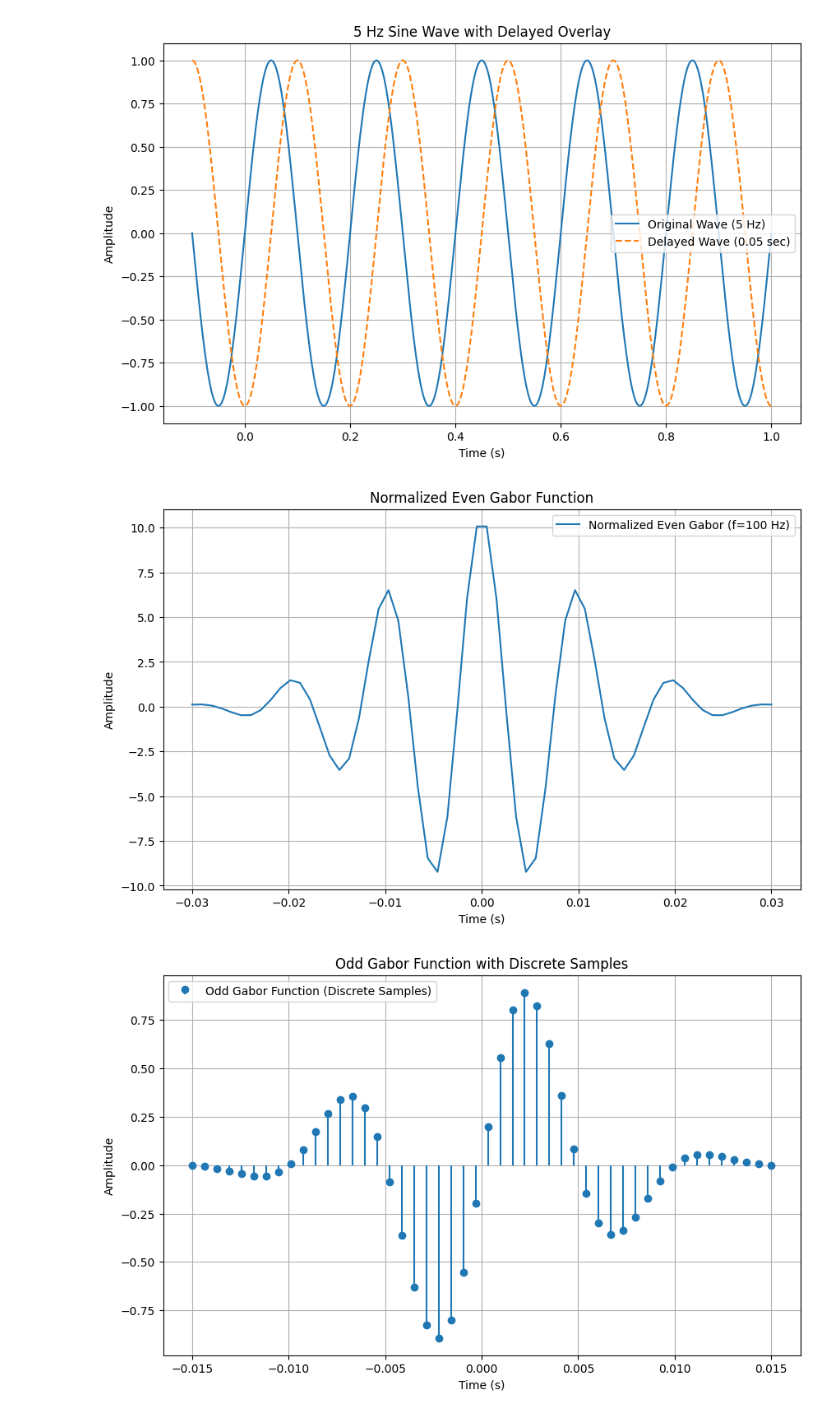
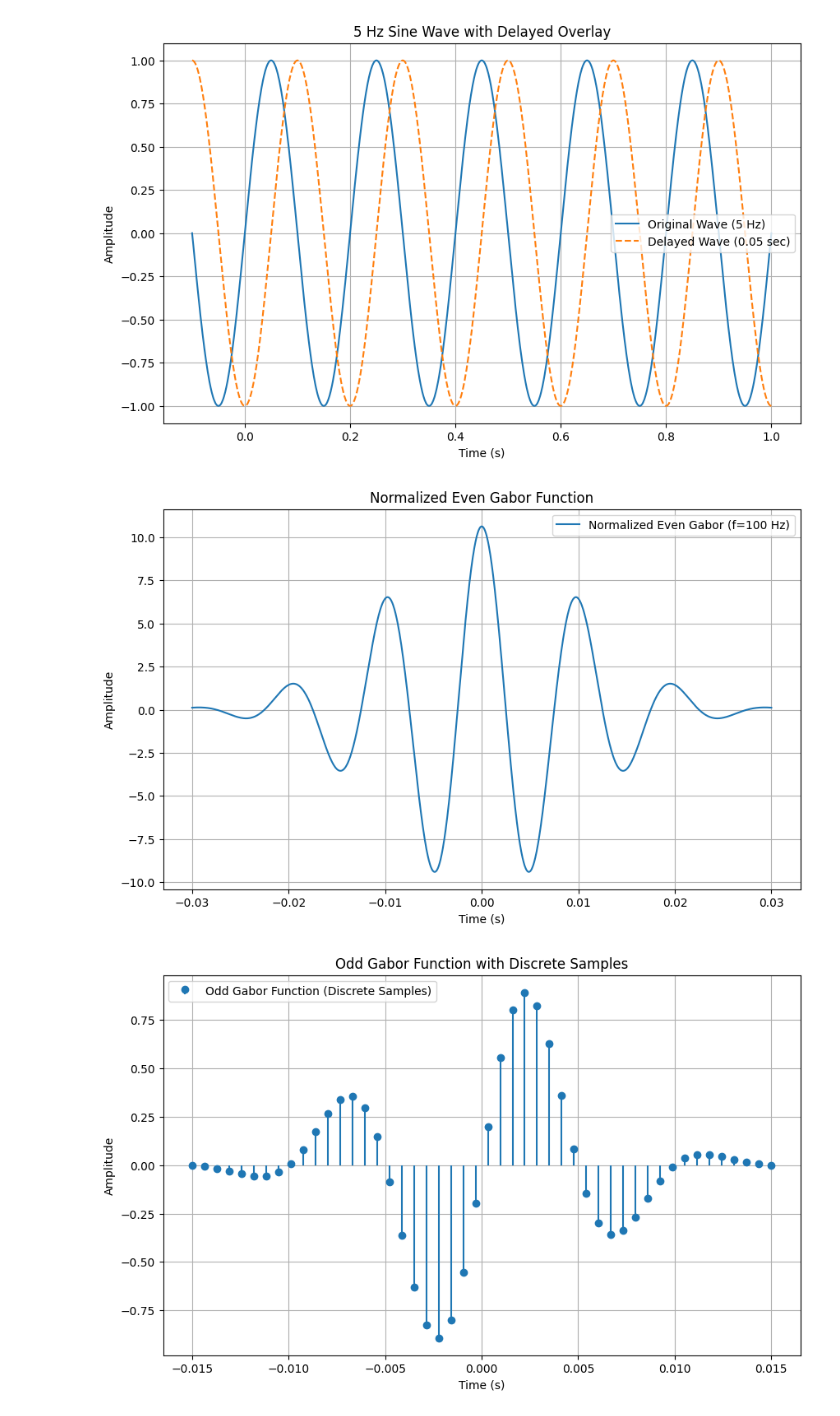
Before and after one commit to RyanL72/CSDS_364, a Jupyter notebook: Assignment_A1b/A1b_rhl72.ipynb, the cells around one changed output. Saved outputs shown, nothing was run; the diff lists cells and outputs as text; code cells hidden in the pictures.

```diff
--- a/Assignment_A1b/A1b_rhl72.ipynb
+++ b/Assignment_A1b/A1b_rhl72.ipynb
@@ -317,27 +317,27 @@ plt.show()
 # %%
 # Plot normalized even Gabor function
 f = 100  # Frequency in Hz
 sigma = 1 / f  # Standard deviation
 fs = 1000  # Sampling frequency
-t = np.linspace(-3 * sigma, 3 * sigma, int(6 * sigma * fs))  # Time vector
+t = np.linspace(-3 * sigma, 3 * sigma, 10000000)
 
 # Normalizing constant
 norm_factor = gabor_norm(f, sigma, fs)
 
 # Normalized Gabor function
 gabor_function = gabor(t, sigma, f, a = norm_factor)
 
 # Plot
 plt.figure(figsize=(10, 6))
 plt.plot(t, gabor_function, label='Normalized Even Gabor (f=100 Hz)', linestyle='-')
 plt.xlabel('Time (s)')
 plt.ylabel('Amplitude')
 plt.title('Normalized Even Gabor Function')
 plt.legend()
 plt.grid(True)
 plt.show()
 # %% [output]
-[figure, old version]
+[figure, new version]
 # %%
 # Plot odd Gabor function with discrete samples
 samples_per_period = 16  # Samples per period
```
Also changed, not shown: parts of 4 cells of this notebook, 2 other files.
